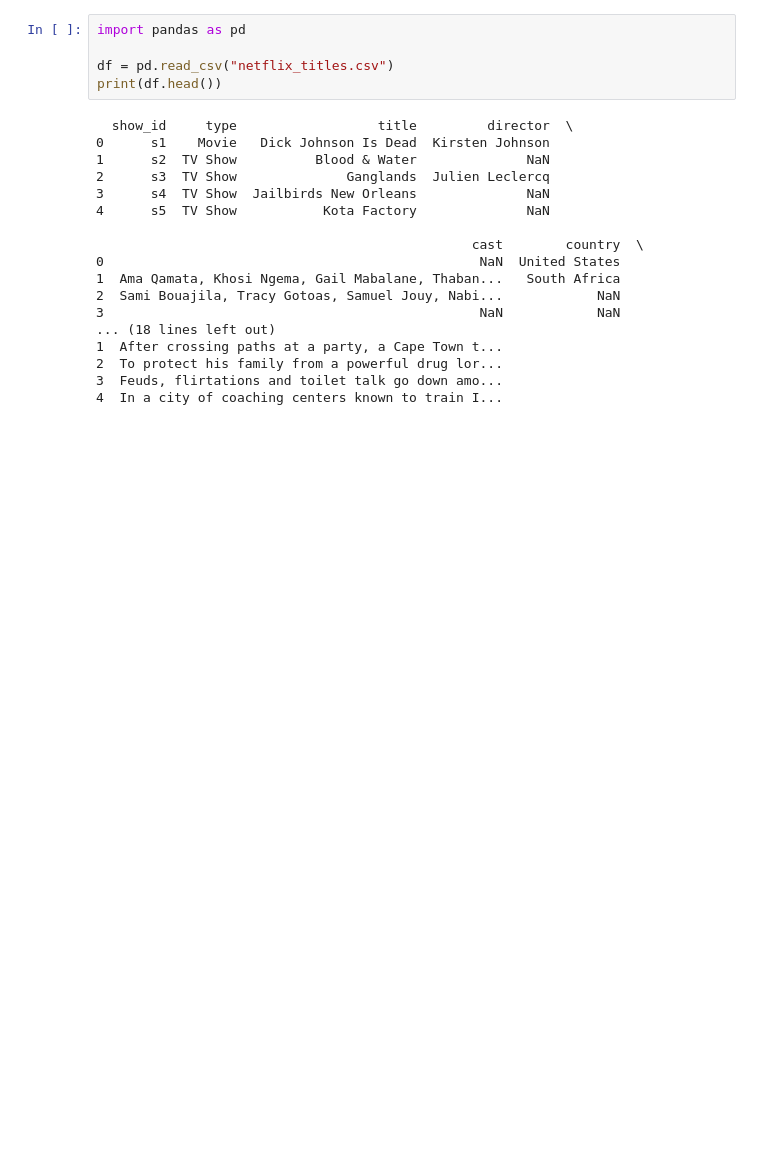
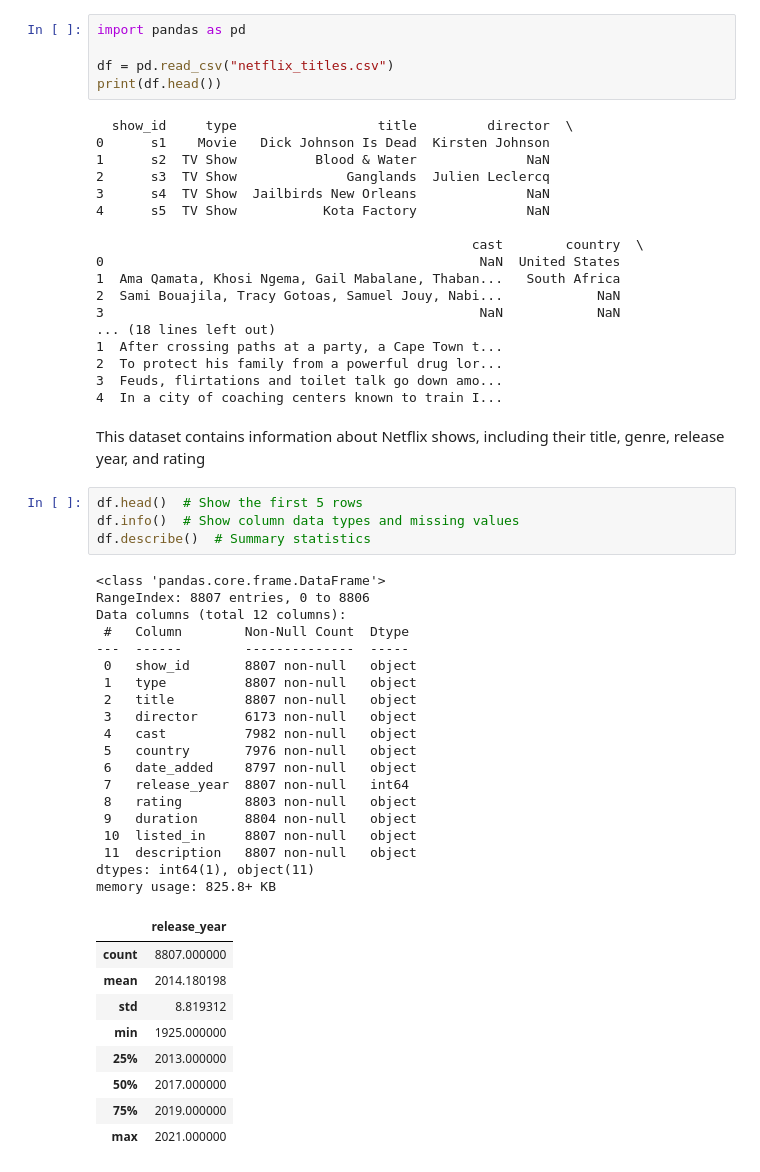
Before and after one commit to Thilde02/datafun-06-eda, a Jupyter notebook: tjh_eda.ipynb, the cells around one changed output. Drawn from its saved outputs; the diff is of its cells as text; blank space fills up the shorter version.

```diff
--- a/tjh_eda.ipynb
+++ b/tjh_eda.ipynb
@@ -42,3 +48,38 @@ print(df.head())
 2  To protect his family from a powerful drug lor...
 3  Feuds, flirtations and toilet talk go down amo...
 4  In a city of coaching centers known to train I...
+# %% [markdown]
+This dataset contains information about Netflix shows, including their title, genre, release year, and rating
+# %%
+df.head()  # Show the first 5 rows
+df.info()  # Show column data types and missing values
+df.describe()  # Summary statistics
+# %% [output]
+<class 'pandas.core.frame.DataFrame'>
+RangeIndex: 8807 entries, 0 to 8806
+Data columns (total 12 columns):
+ #   Column        Non-Null Count  Dtype
+---  ------        --------------  -----
+ 0   show_id       8807 non-null   object
+ 1   type          8807 non-null   object
+ 2   title         8807 non-null   object
+ 3   director      6173 non-null   object
+ 4   cast          7982 non-null   object
+ 5   country       7976 non-null   object
+ 6   date_added    8797 non-null   object
+ 7   release_year  8807 non-null   int64
+ 8   rating        8803 non-null   object
+ 9   duration      8804 non-null   object
+ 10  listed_in     8807 non-null   object
+ 11  description   8807 non-null   object
+dtypes: int64(1), object(11)
+memory usage: 825.8+ KB
+|  | release_year |
+| count | 8807.000000 |
+| mean | 2014.180198 |
+| std | 8.819312 |
+| min | 1925.000000 |
+| 25% | 2013.000000 |
+| 50% | 2017.000000 |
+| 75% | 2019.000000 |
+| max | 2021.000000 |
```
Also changed, not shown: parts of 10 cells of this notebook.
